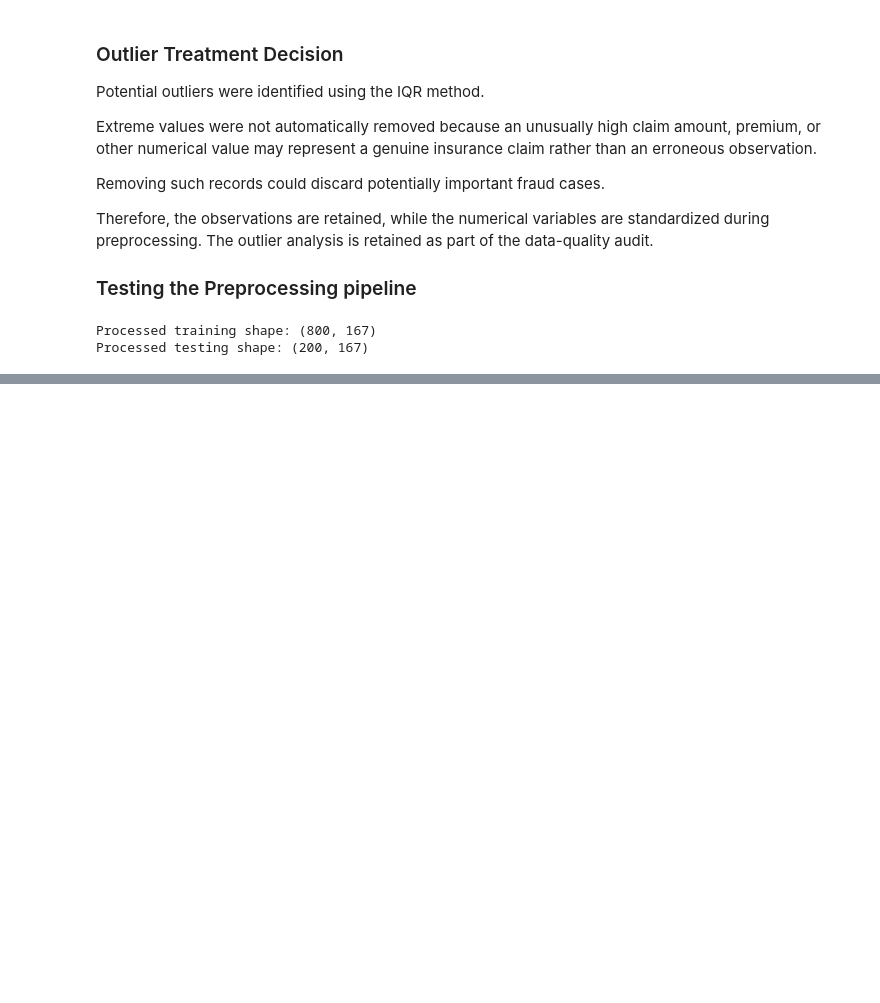
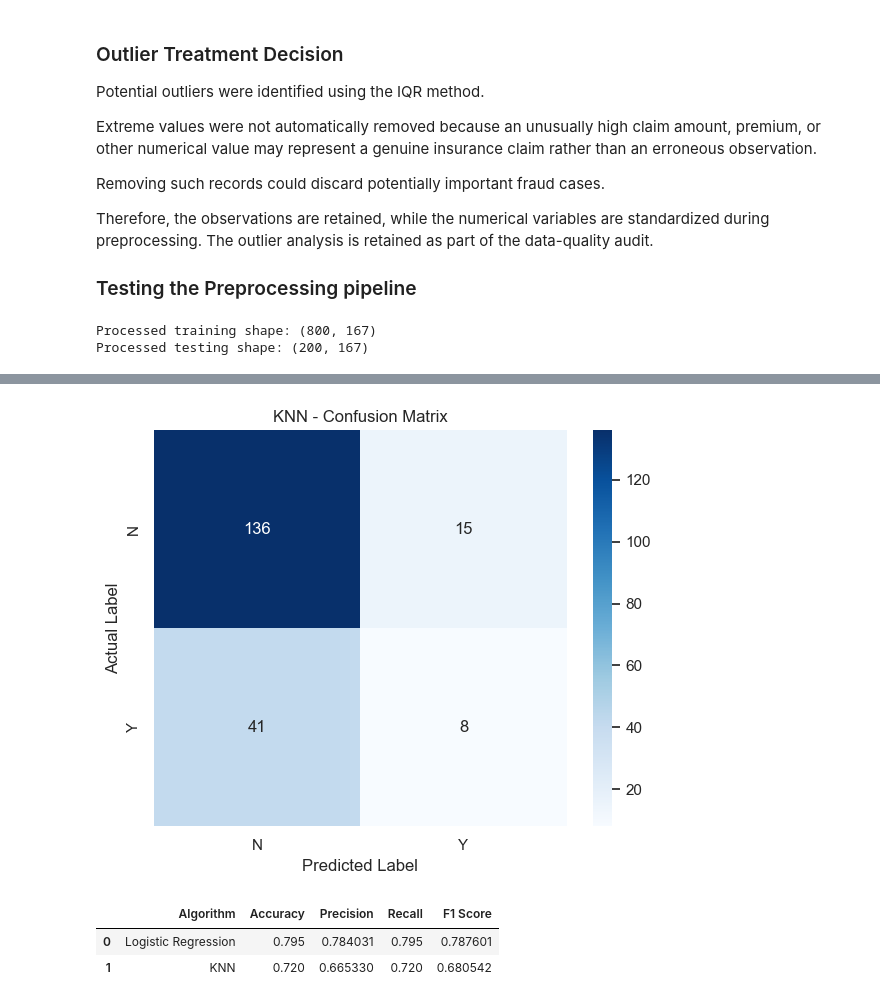
Before and after one commit to TejhashwiniCB/23CSE301-ML-Capstone, a Jupyter notebook: notebooks/classification.ipynb, the cells around one changed output, grey strips where cells are left out. Saved outputs shown, nothing was run; the diff lists cells and outputs as text; code cells hidden in the pictures; blank space fills up the shorter version.

Commit message:
Section D - Classification Track : 3 Algorithms

```diff
--- a/notebooks/classification.ipynb
+++ b/notebooks/classification.ipynb
@@ -844,0 +981,11 @@ for all five Part-A classification algorithms.
+# %%
+# Import KNN
+from sklearn.neighbors import KNeighborsClassifier
+
+# Create and train the KNN model
+knn_model = Pipeline(steps=[
+    ("preprocessor", preprocessor),
+    ("classifier", KNeighborsClassifier(n_neighbors=5))
+])
+
+knn_model.fit(X_train, y_train)
@@ -844,0 +1010,5 @@ for all five Part-A classification algorithms.
+# %%
+# Make predictions
+
+y_pred_knn = knn_model.predict(X_test)
+y_prob_knn = knn_model.predict_proba(X_test)
@@ -844,0 +1050,38 @@ for all five Part-A classification algorithms.
+# %%
+# Confusion Matrix
+
+cm_knn = confusion_matrix(y_test, y_pred_knn)
+
+plt.figure(figsize=(6, 5))
+sns.heatmap(
+    cm_knn,
+    annot=True,
+    fmt="d",
+    cmap="Blues",
+    xticklabels=["N", "Y"],
+    yticklabels=["N", "Y"]
+)
+
+plt.title("KNN - Confusion Matrix")
+plt.xlabel("Predicted Label")
+plt.ylabel("Actual Label")
+plt.tight_layout()
+plt.show()
+# %% [output]
+[figure, added]
+# %%
+# Adding KNN to the comparison table
+
+classification_results.append({
+    "Algorithm": "KNN",
+    "Accuracy": accuracy_knn,
+    "Precision": precision_knn,
+    "Recall": recall_knn,
+    "F1 Score": f1_knn
+})
+
+pd.DataFrame(classification_results)
+# %% [output]
+|  | Algorithm | Accuracy | Precision | Recall | F1 Score |
+| 0 | Logistic Regression | 0.795 | 0.784031 | 0.795 | 0.787601 |
+| 1 | KNN | 0.720 | 0.665330 | 0.720 | 0.680542 |
```
Also changed, not shown: parts of 37 cells of this notebook.
